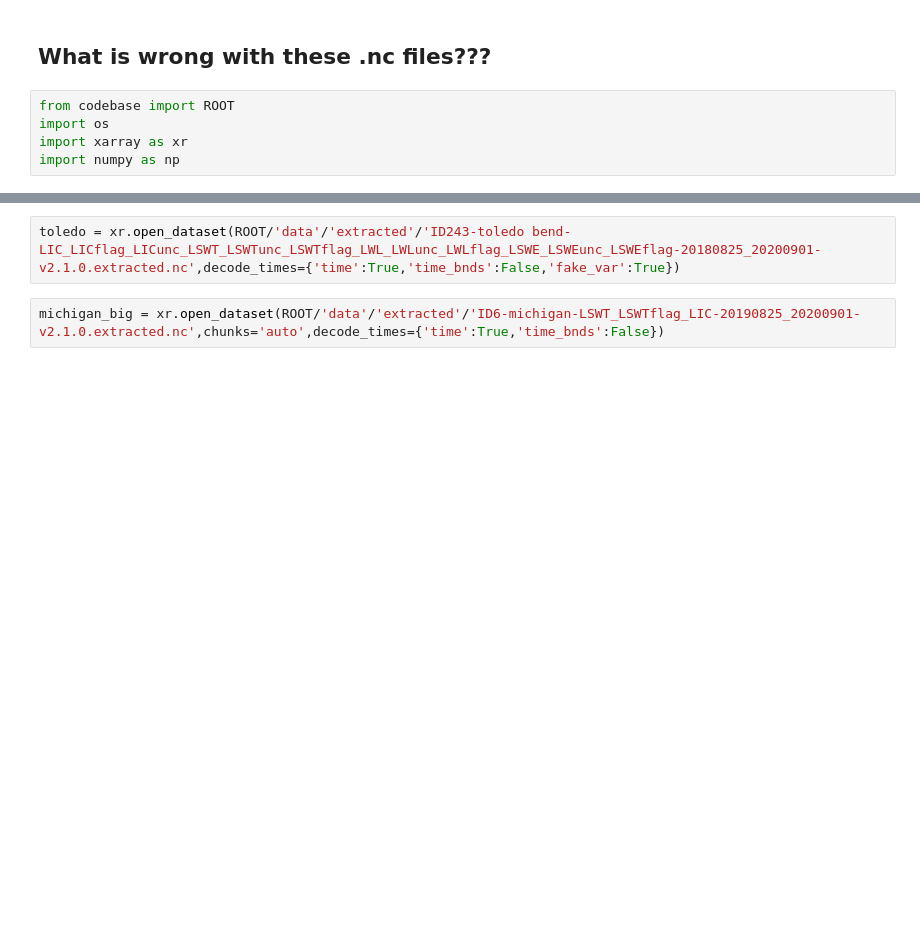
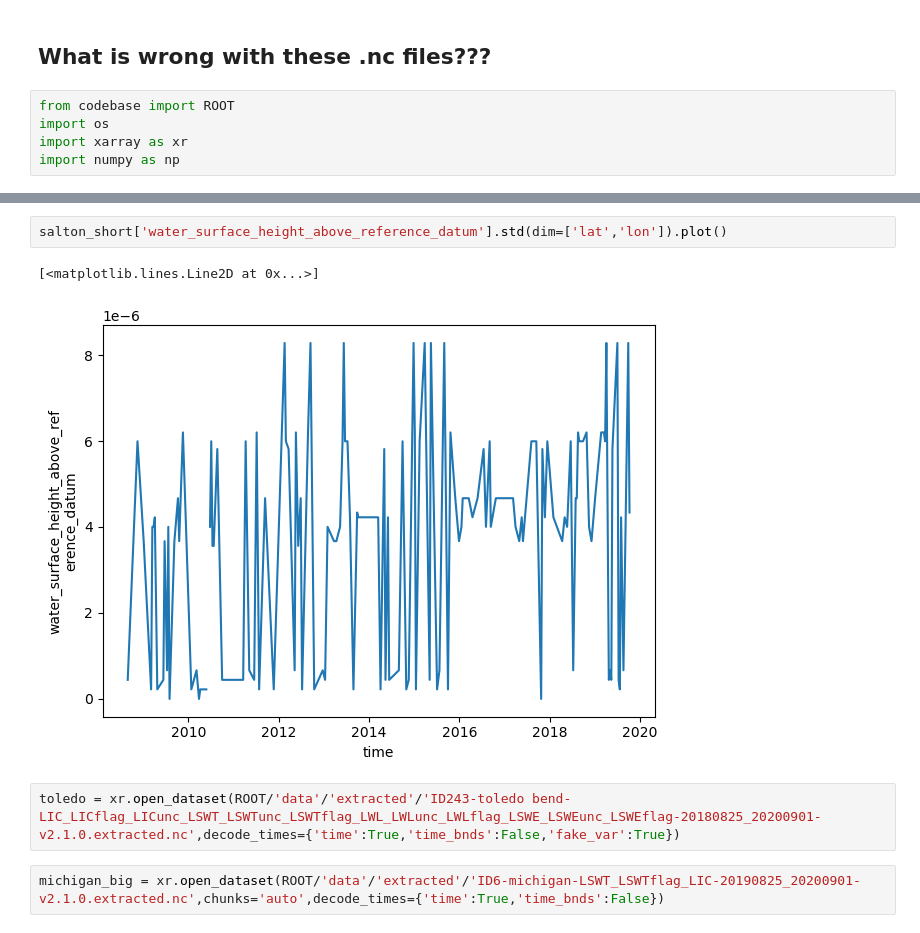
Before and after one commit to a-scheliga/resetlakes, a Jupyter notebook: scratchwork_exporatory/interactive_data_extraction.ipynb, the cells around one changed output, grey strips where cells are left out. Drawn from its saved outputs; the diff is of its cells as text; blank space fills up the shorter version.

```diff
--- a/scratchwork_exporatory/interactive_data_extraction.ipynb
+++ b/scratchwork_exporatory/interactive_data_extraction.ipynb
@@ -145,3 +166,8 @@ michigan = xr.open_dataset(ROOT/'data'/'extracted'/'ID6-michigan-LSWT_LSWTflag_L
+# %%
+salton_short['water_surface_height_above_reference_datum'].std(dim=['lat','lon']).plot()
+# %% [output]
+[<matplotlib.lines.Line2D at 0x...>]
+[figure, added]
 # %%
 toledo = xr.open_dataset(ROOT/'data'/'extracted'/'ID243-toledo bend-LIC_LICflag_LICunc_LSWT_LSWTunc_LSWTflag_LWL_LWLunc_LWLflag_LSWE_LSWEunc_LSWEflag-20180825_20200901-v2.1.0.extracted.nc',decode_times={'time':True,'time_bnds':False,'fake_var':True})
 # %%
```
Also changed, not shown: parts of 12 cells of this notebook.
